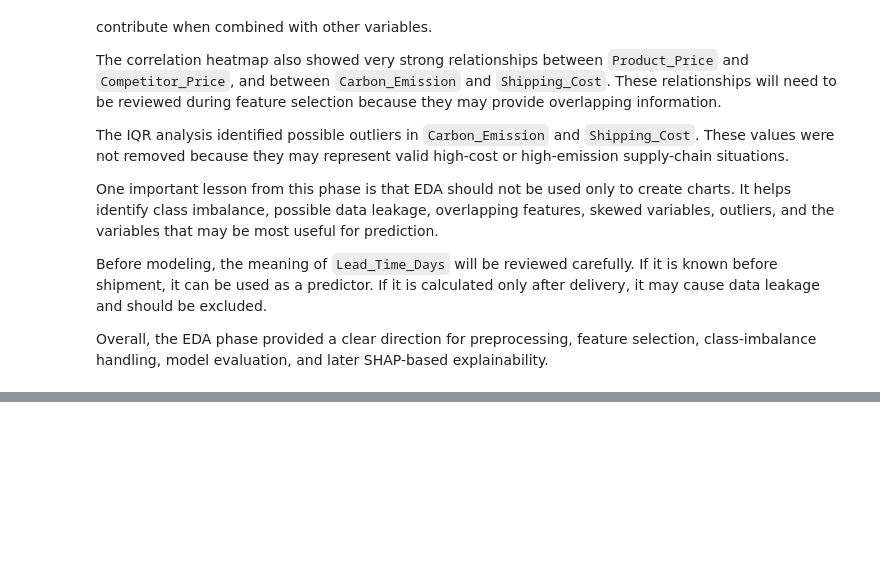
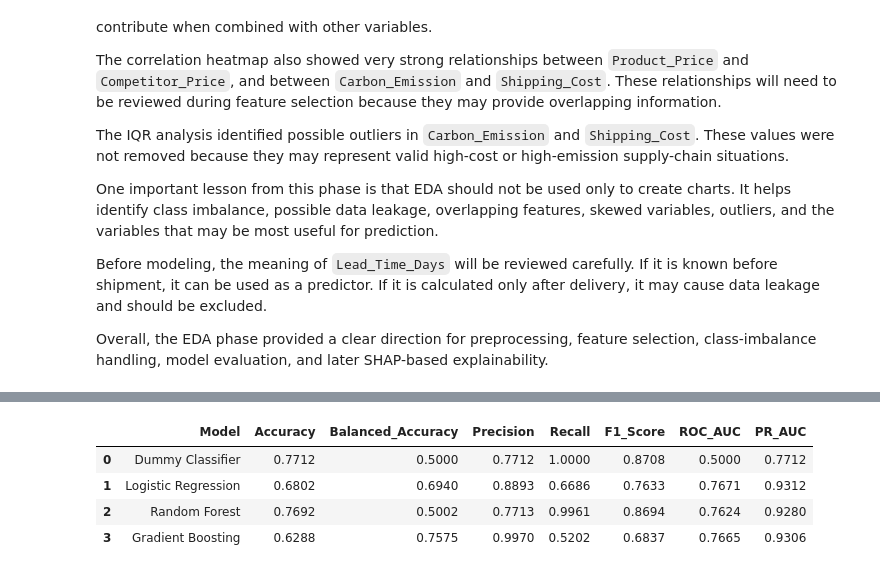
Before and after one commit to Kiruthikaa2512/cb_supply_risk, a Jupyter notebook: notebooks/cross_border_supply_chain_analysis.ipynb, the cells around one changed output, grey strips where cells are left out. Saved outputs shown, nothing was run; the diff lists cells and outputs as text; code cells hidden in the pictures; blank space fills up the shorter version.

```diff
--- a/notebooks/cross_border_supply_chain_analysis.ipynb
+++ b/notebooks/cross_border_supply_chain_analysis.ipynb
@@ -3185,0 +4243,87 @@ explainability.
+# %%
+# Import the utility used to calculate balanced training weights
+from sklearn.utils.class_weight import compute_sample_weight
+
+# Calculate balanced sample weights from the training target
+gradient_boosting_sample_weights = compute_sample_weight(
+    class_weight="balanced",
+    y=y_train,
+)
+
+# Create the Gradient Boosting model
+gradient_boosting_model = GradientBoostingClassifier(
+    n_estimators=150,
+    learning_rate=0.05,
+    max_depth=3,
+    subsample=0.80,
+    random_state=42,
+)
+
+# Train the model using balanced sample weights
+gradient_boosting_model.fit(
+    X_train_preprocessed,
+    y_train,
+    sample_weight=gradient_boosting_sample_weights,
+)
+
+# Generate predictions and probabilities
+gradient_boosting_predictions = (
+    gradient_boosting_model.predict(
+        X_test_preprocessed
+    )
+)
+
+gradient_boosting_probabilities = (
+    gradient_boosting_model.predict_proba(
+        X_test_preprocessed
+    )[:, 1]
+)
+
+# Evaluate Gradient Boosting
+gradient_boosting_result = evaluate_classification_model(
+    model_name="Gradient Boosting",
+    actual_values=y_test,
+    predicted_values=gradient_boosting_predictions,
+    predicted_probabilities=gradient_boosting_probabilities,
+)
+
+# Add Gradient Boosting to the model-comparison table
+model_comparison_results = pd.concat(
+    [
+        model_comparison_results,
+        pd.DataFrame([gradient_boosting_result]),
+    ],
+    ignore_index=True,
+)
+
+print("Gradient Boosting trained successfully.")
+
+print("\nPredicted-class distribution:")
+print(
+    pd.Series(gradient_boosting_predictions)
+    .value_counts()
+    .sort_index()
+    .rename(index={
+        0: "On Time",
+        1: "Delayed",
+    })
+)
+
+print("\nModel comparison:")
+display(
+    model_comparison_results.round(4)
+)
+
+print("\nGradient Boosting classification report:")
+print(
+    classification_report(
+        y_test,
+        gradient_boosting_predictions,
+        target_names=[
+            "On Time",
+            "Delayed",
+        ],
+        zero_division=0,
+    )
+)
+# %% [output]
@@ -3185,0 +4338,5 @@ explainability.
+|  | Model | Accuracy | Balanced_Accuracy | Precision | Recall | F1_Score | ROC_AUC | PR_AUC |
+| 0 | Dummy Classifier | 0.7712 | 0.5000 | 0.7712 | 1.0000 | 0.8708 | 0.5000 | 0.7712 |
+| 1 | Logistic Regression | 0.6802 | 0.6940 | 0.8893 | 0.6686 | 0.7633 | 0.7671 | 0.9312 |
+| 2 | Random Forest | 0.7692 | 0.5002 | 0.7713 | 0.9961 | 0.8694 | 0.7624 | 0.9280 |
+| 3 | Gradient Boosting | 0.6288 | 0.7575 | 0.9970 | 0.5202 | 0.6837 | 0.7665 | 0.9306 |
```
Also changed, not shown: parts of 48 cells of this notebook, 14 other files.
